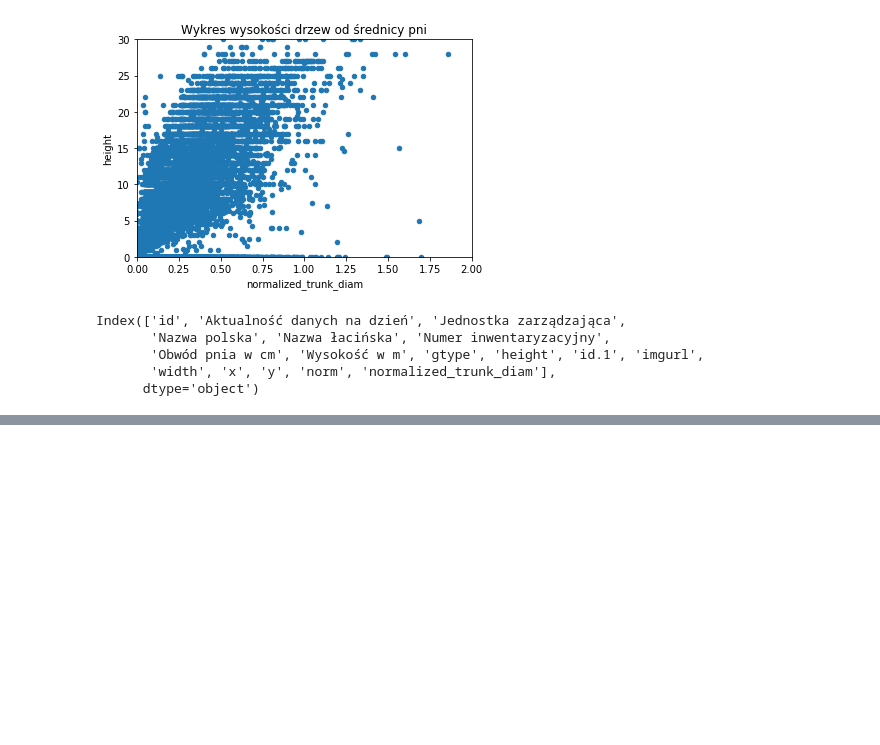
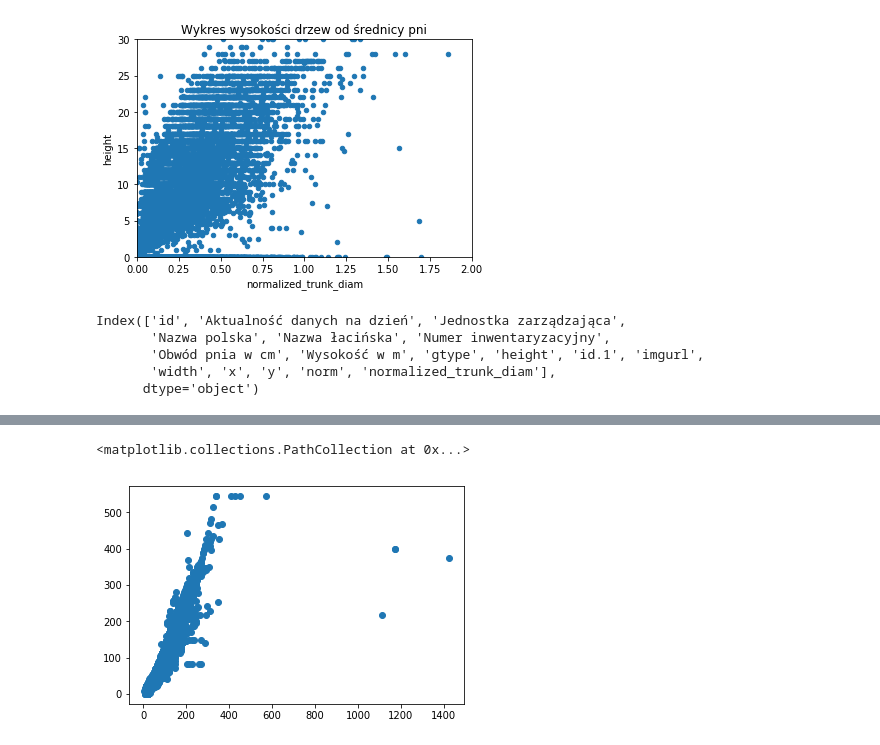
Before and after one commit to kodujdlapolski/tree-research, a Jupyter notebook: Tree cleaning & research.ipynb, the cells around one changed output, grey strips where cells are left out. Drawn from its saved outputs; the diff is of its cells as text; code cells hidden in the pictures; blank space fills up the shorter version.

```diff
--- a/Tree cleaning & research.ipynb
+++ b/Tree cleaning & research.ipynb
@@ -150,0 +195,5 @@ Index(['id', 'Aktualność danych na dzień', 'Jednostka zarządzająca',
+# %%
+plt.scatter(trees['OBWOD'], trees['NO2'])
+# %% [output]
+<matplotlib.collections.PathCollection at 0x...>
+[figure, added]
```
Also changed, not shown: parts of 21 cells of this notebook.
